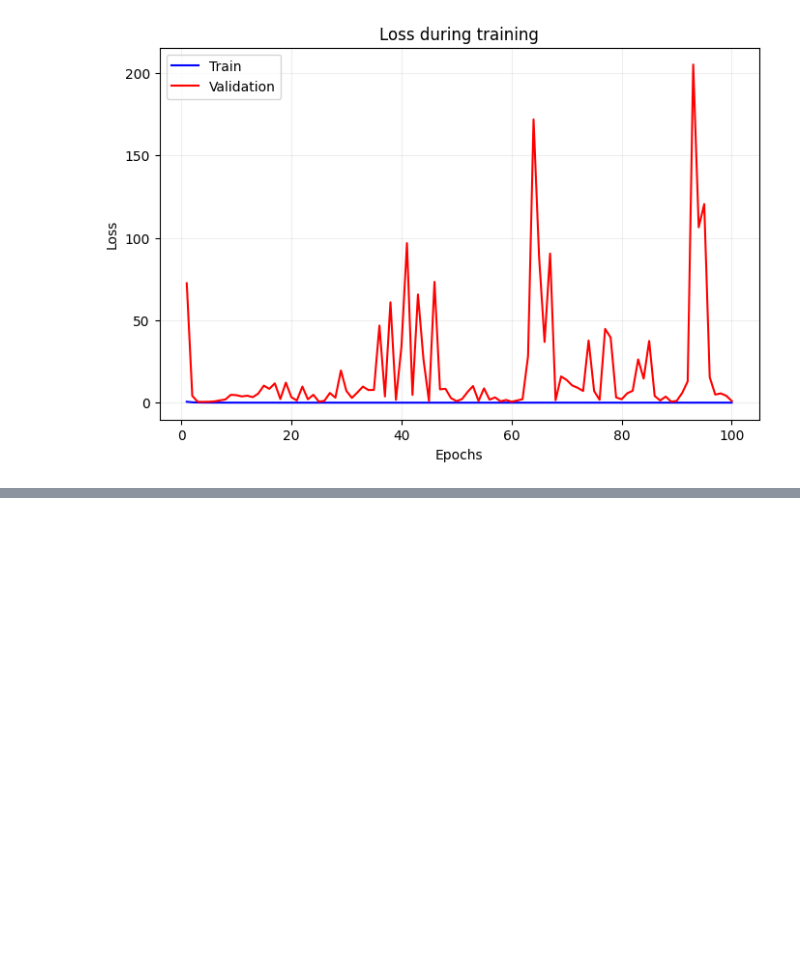
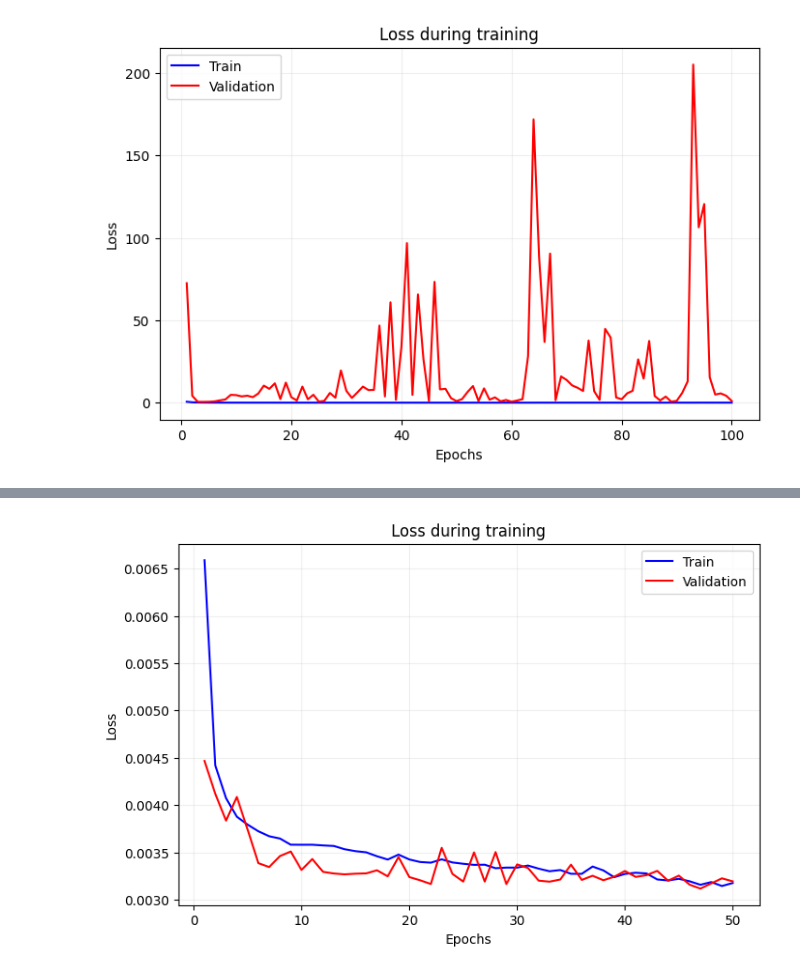
Before and after one commit to kristina-skoptsova/diplom, a Jupyter notebook: diplom.ipynb, the cells around one changed output, grey strips where cells are left out. Saved outputs shown, nothing was run; the diff lists cells and outputs as text; code cells hidden in the pictures; blank space fills up the shorter version.

```diff
--- a/diplom.ipynb
+++ b/diplom.ipynb
@@ -272,0 +356,5 @@ show_training(history_mlp)
+# %%
+# Вызов функции после обучения модели
+show_training(history_gru)
+# %% [output]
+[figure, added]
```
Also changed, not shown: parts of 8 cells of this notebook.
